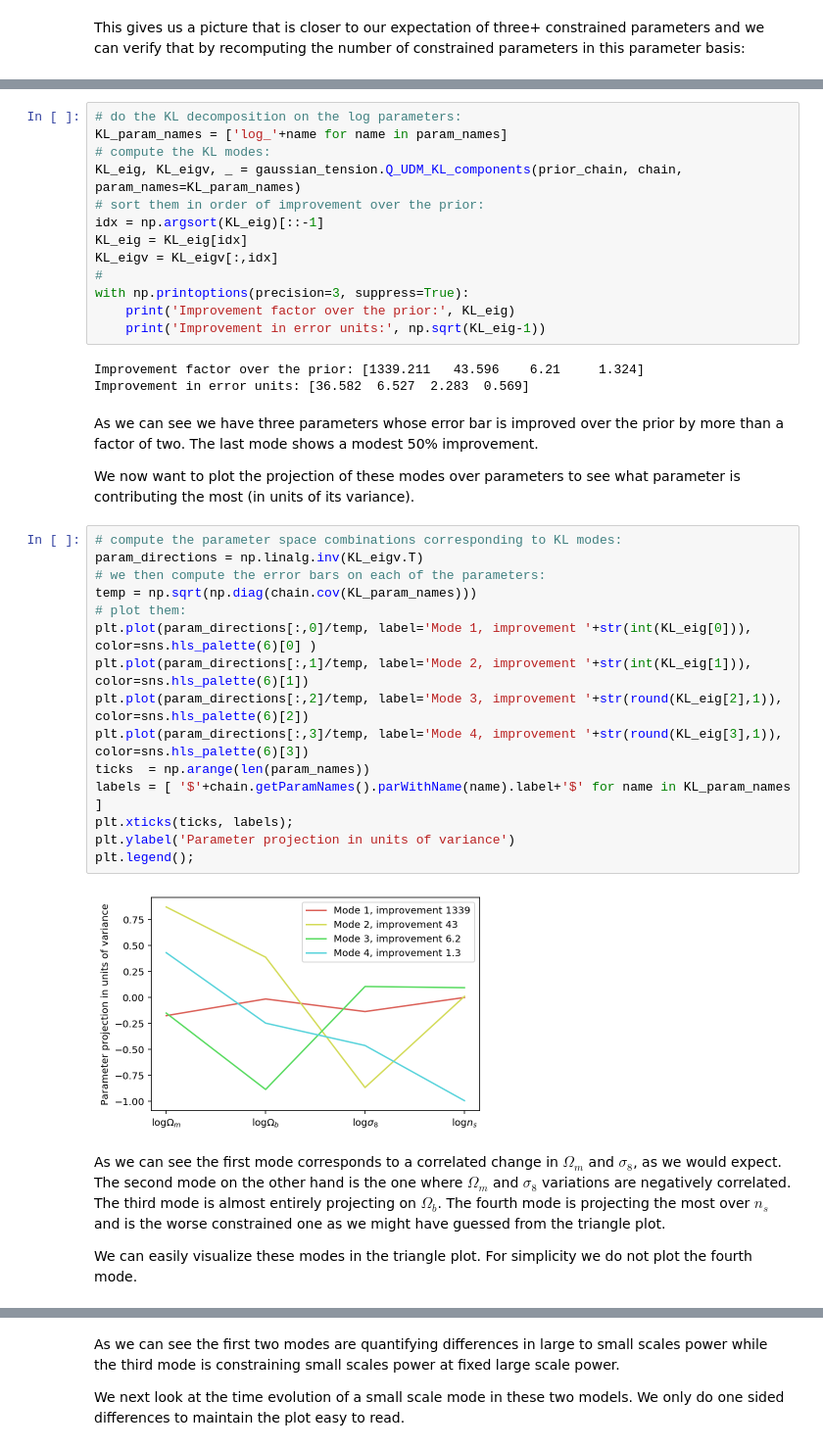
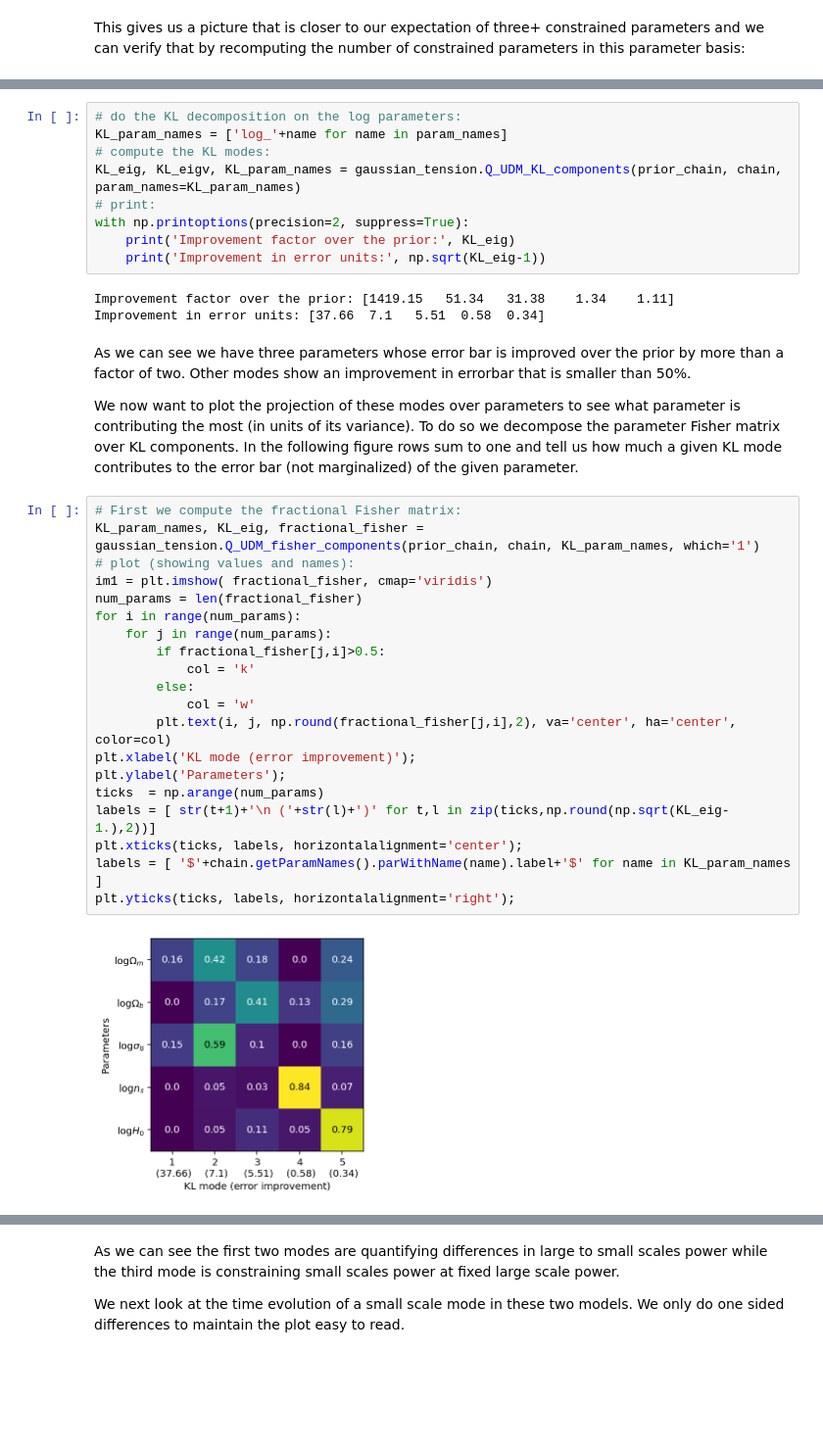
Before and after one commit to mraveri/tensiometer, a Jupyter notebook: docs/example_notebooks/measured_parameters.ipynb, the cells around one changed output, grey strips where cells are left out. Shown at 98% size. Drawn from its saved outputs; the diff is of its cells as text; blank space fills up the shorter version.

```diff
--- a/docs/example_notebooks/measured_parameters.ipynb
+++ b/docs/example_notebooks/measured_parameters.ipynb
@@ -116,41 +152,39 @@ Notice that this is not true for Principal Component Analysis (PCA) even if we w
 # do the KL decomposition on the log parameters:
 KL_param_names = ['log_'+name for name in param_names]
 # compute the KL modes:
-KL_eig, KL_eigv, _ = gaussian_tension.Q_UDM_KL_components(prior_chain, chain, param_names=KL_param_names)
-# sort them in order of improvement over the prior:
-idx = np.argsort(KL_eig)[::-1]
-KL_eig = KL_eig[idx]
-KL_eigv = KL_eigv[:,idx]
-#
-with np.printoptions(precision=3, suppress=True):
+KL_eig, KL_eigv, KL_param_names = gaussian_tension.Q_UDM_KL_components(prior_chain, chain, param_names=KL_param_names)
+# print:
+with np.printoptions(precision=2, suppress=True):
     print('Improvement factor over the prior:', KL_eig)
     print('Improvement in error units:', np.sqrt(KL_eig-1))
 # %% [output]
-Improvement factor over the prior: [1339.211   43.596    6.21     1.324]
-Improvement in error units: [36.582  6.527  2.283  0.569]
+Improvement factor over the prior: [1419.15   51.34   31.38    1.34    1.11]
+Improvement in error units: [37.66  7.1   5.51  0.58  0.34]
 # %% [markdown]
-As we can see we have three parameters whose error bar is improved over the prior by more than a factor of two. The last mode shows a modest 50% improvement.
+As we can see we have three parameters whose error bar is improved over the prior by more than a factor of two.
+Other modes show an improvement in errorbar that is smaller than 50%.
 
 We now want to plot the projection of these modes over parameters to see what parameter is contributing the most (in units of its variance).
+To do so we decompose the parameter Fisher matrix over KL components. In the following figure rows sum to one and tell us how much a given KL mode contributes to the error bar (not marginalized) of the given parameter.
-# %%
-# compute the parameter space combinations corresponding to KL modes:
-param_directions = np.linalg.inv(KL_eigv.T)
-# we then compute the error bars on each of the parameters:
-temp = np.sqrt(np.diag(chain.cov(KL_param_names)))
-# plot them:
-plt.plot(param_directions[:,0]/temp, label='Mode 1, improvement '+str(int(KL_eig[0])), color=sns.hls_palette(6)[0] )
-plt.plot(param_directions[:,1]/temp, label='Mode 2, improvement '+str(int(KL_eig[1])), color=sns.hls_palette(6)[1])
-plt.plot(param_directions[:,2]/temp, label='Mode 3, improvement '+str(round(KL_eig[2],1)), color=sns.hls_palette(6)[2])
-plt.plot(param_directions[:,3]/temp, label='Mode 4, improvement '+str(round(KL_eig[3],1)), color=sns.hls_palette(6)[3])
-ticks  = np.arange(len(param_names))
-labels = [ '$'+chain.getParamNames().parWithName(name).label+'$' for name in KL_param_names ]
-plt.xticks(ticks, labels);
-plt.ylabel('Parameter projection in units of variance')
-plt.legend();
-# %% [output]
-[figure, removed]
-# %% [markdown]
-As we can see the first mode corresponds to a correlated change in $\Omega_m$ and $\sigma_8$, as we would expect. The second mode on the other hand is the one where $\Omega_m$ and $\sigma_8$ variations are negatively correlated. The third mode is almost entirely projecting on $\Omega_b$.
-The fourth mode is projecting the most over $n_s$ and is the worse constrained one as we might have guessed from the triangle plot.
-
-We can easily visualize these modes in the triangle plot. For simplicity we do not plot the fourth mode.
+# %%
+# First we compute the fractional Fisher matrix:
+KL_param_names, KL_eig, fractional_fisher = gaussian_tension.Q_UDM_fisher_components(prior_chain, chain, KL_param_names, which='1')
+# plot (showing values and names):
+im1 = plt.imshow( fractional_fisher, cmap='viridis')
+num_params = len(fractional_fisher)
+for i in range(num_params):
+    for j in range(num_params):
+        if fractional_fisher[j,i]>0.5:
+            col = 'k'
+        else:
+            col = 'w'
+        plt.text(i, j, np.round(fractional_fisher[j,i],2), va='center', ha='center', color=col)
+plt.xlabel('KL mode (error improvement)');
+plt.ylabel('Parameters');
+ticks  = np.arange(num_params)
+labels = [ str(t+1)+'\n ('+str(l)+')' for t,l in zip(ticks,np.round(np.sqrt(KL_eig-1.),2))]
+plt.xticks(ticks, labels, horizontalalignment='center');
+labels = [ '$'+chain.getParamNames().parWithName(name).label+'$' for name in KL_param_names ]
+plt.yticks(ticks, labels, horizontalalignment='right');
+# %% [output]
+[figure, added]
```
Also changed, not shown: parts of 33 cells of this notebook, 5 other files.
